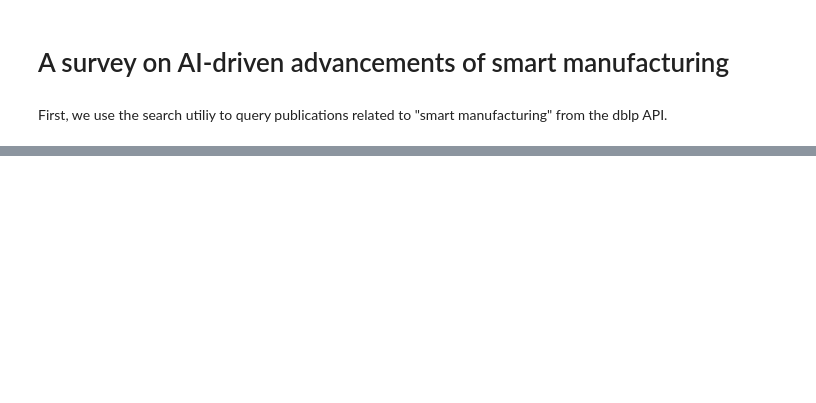
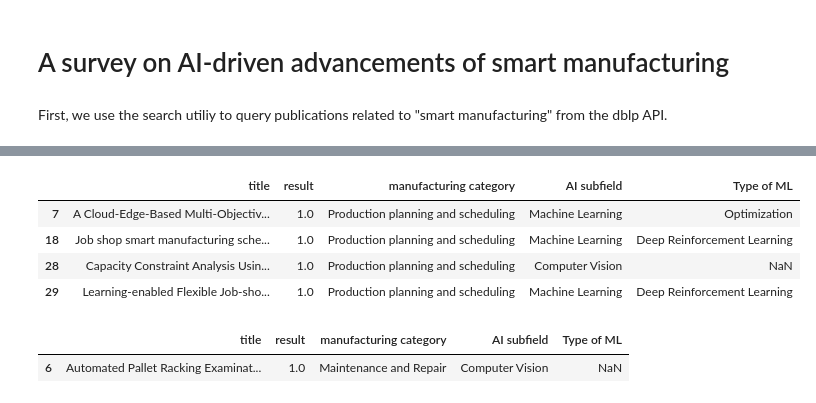
Before and after one commit to alextdnreb/LiteratureReview, a Jupyter notebook: survey_manufacturing.ipynb, the cells around one changed output, grey strips where cells are left out. Cells and saved outputs as stored; diff of their text form; code cells hidden in the pictures; blank space fills up the shorter version.

```diff
--- a/survey_manufacturing.ipynb
+++ b/survey_manufacturing.ipynb
@@ -135,0 +169,22 @@ Name: title, dtype: object
+# %%
+display(
+    labeled_results[
+        labeled_results["manufacturing category"]
+        == "Production planning and scheduling"
+    ]
+)
+# %% [output]
+|  | title | result | manufacturing category | AI subfield | Type of ML |
+| 7 | A Cloud-Edge-Based Multi-Objectiv... | 1.0 | Production planning and scheduling | Machine Learning | Optimization |
+| 18 | Job shop smart manufacturing sche... | 1.0 | Production planning and scheduling | Machine Learning | Deep Reinforcement Learning |
+| 28 | Capacity Constraint Analysis Usin... | 1.0 | Production planning and scheduling | Computer Vision | NaN |
+| 29 | Learning-enabled Flexible Job-sho... | 1.0 | Production planning and scheduling | Machine Learning | Deep Reinforcement Learning |
+# %%
+display(
+    labeled_results[
+        labeled_results["manufacturing category"] == "Maintenance and Repair"
+    ]
+)
+# %% [output]
+|  | title | result | manufacturing category | AI subfield | Type of ML |
+| 6 | Automated Pallet Racking Examinat... | 1.0 | Maintenance and Repair | Computer Vision | NaN |
```
Also changed, not shown: parts of 23 cells of this notebook, 1 other file.
